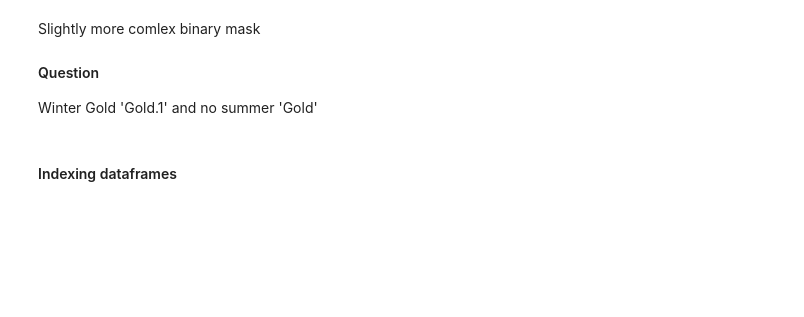
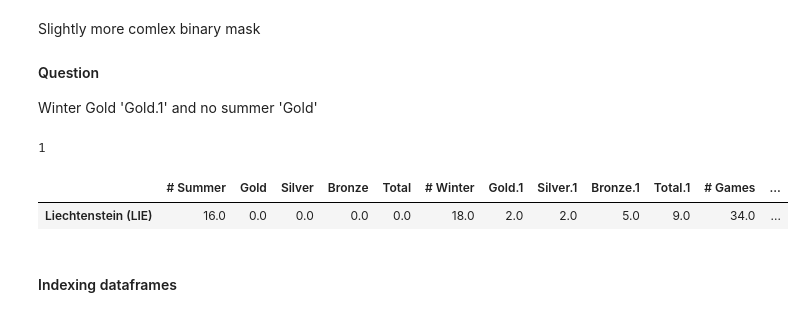
Before and after one commit to thinkful-dsi-cassowary/dsi3_student_pair_work, a Jupyter notebook: Coby/Practice - Python for data scientists III - pandas data manipulation.ipynb, the cells around one changed output. Cells and saved outputs as stored; diff of their text form; code cells hidden in the pictures; blank space fills up the shorter version.

```diff
--- a/Coby/Practice - Python for data scientists III - pandas data manipulation.ipynb
+++ b/Coby/Practice - Python for data scientists III - pandas data manipulation.ipynb
@@ -436,3 +927,17 @@ Winter Gold 'Gold.1' and no summer 'Gold'
+# %%
+# Your work here
+
+df.columns
+
+only_winter_gold = df.where(df['Gold.1'] > 0.0)
+winter_no_summer = only_winter_gold.where(df['Gold'] == 0)
+winter_no_summer.dropna(inplace=True)
+print(winter_no_summer['Gold'].count())
+winter_no_summer.head(10)
+# %% [output]
+1
+|  | # Summer | Gold | Silver | Bronze | Total | # Winter | Gold.1 | Silver.1 | Bronze.1 | Total.1 | # Games | ... |
+| Liechtenstein (LIE) | 16.0 | 0.0 | 0.0 | 0.0 | 0.0 | 18.0 | 2.0 | 2.0 | 5.0 | 9.0 | 34.0 | ... |
 # %% [markdown]
 #### Indexing dataframes
 # %%
```
Also changed, not shown: parts of 129 cells of this notebook.
